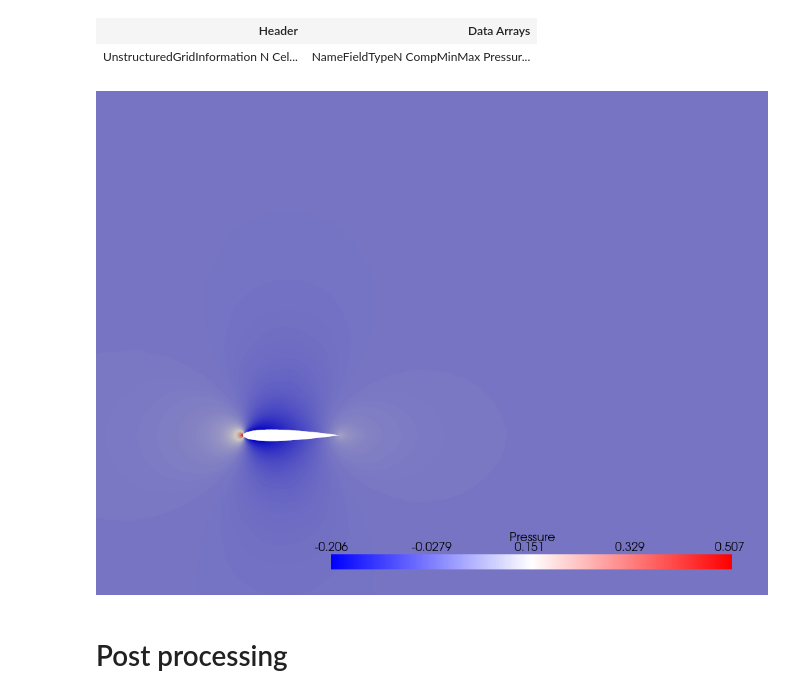
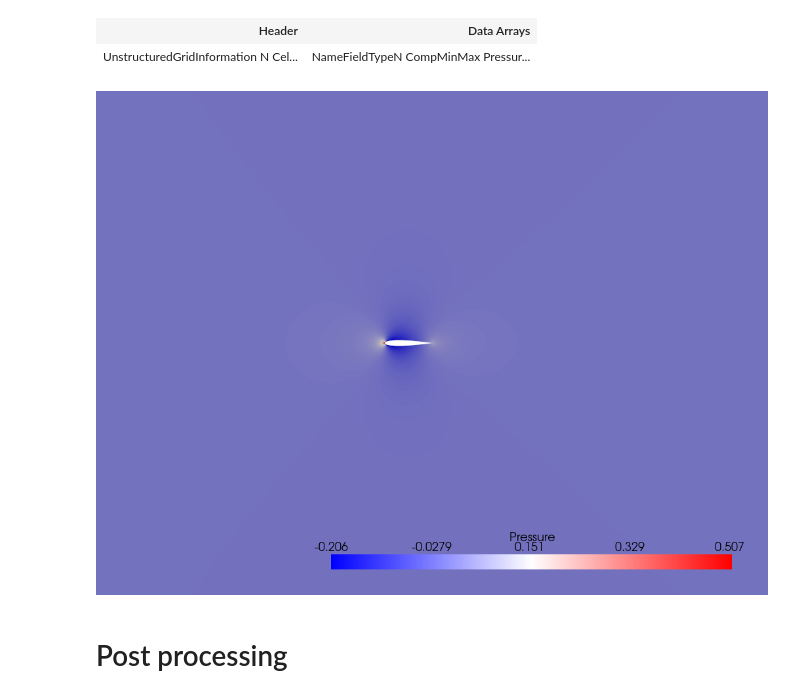
Before and after one commit to Arviano-Yuono/GAE-ROM, a Jupyter notebook: RANS_pressure_surface_training.ipynb, the cells around one changed output. Cells and saved outputs as stored; diff of their text form; code cells hidden in the pictures.

```diff
--- a/RANS_pressure_surface_training.ipynb
+++ b/RANS_pressure_surface_training.ipynb
@@ -331,16 +331,19 @@ mesh
 # %%
 plotter = pv.Plotter()
 plotter.add_mesh(mesh, scalars='Pressure', cmap='bwr')
 plotter.view_xy()
 # plotter.zoom_camera(1)
 plotter.camera_position = [
-    (0, 0, 10),   # camera location
-    (2, 1, 0),      # focal point (center of the mesh)
+    (0, 0, 20),   # camera location
+    (1, 0, 0),      # focal point (center of the mesh)
     (0, 0, 0)       # view up vector (Z axis is "up")
 ]
+plotter.legend()
+# plotter.
+# plotter.set_focal_point([0, 0, 0])
 plotter.show()
 # %% [output]
-[figure, old version]
+[figure, new version]
 # %% [markdown]
 # Post processing
 # %%
```
Also changed, not shown: 1 other file.
